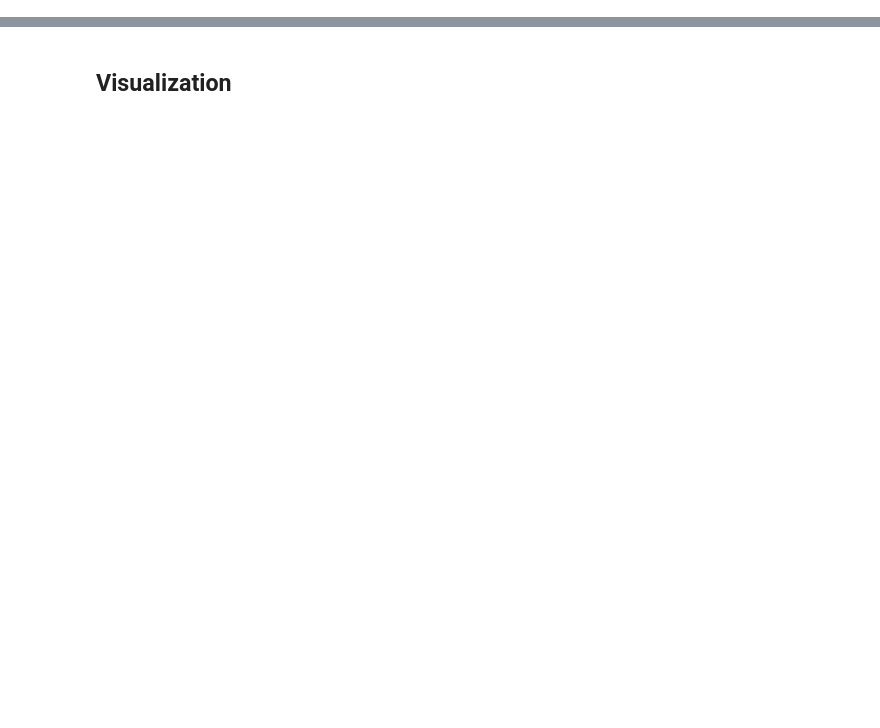
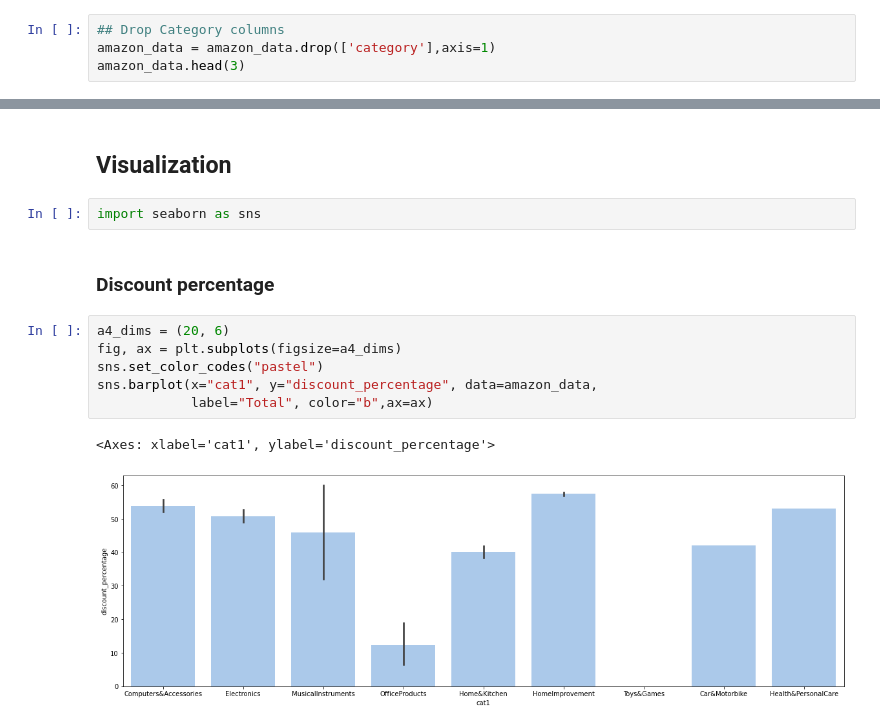
Before and after one commit to pawara101/MSC_UOM, a Jupyter notebook: Data-Science/DS-project/aws.ipynb, the cells around one changed output, grey strips where cells are left out. Drawn from its saved outputs; the diff is of its cells as text; blank space fills up the shorter version.

```diff
--- a/Data-Science/DS-project/aws.ipynb
+++ b/Data-Science/DS-project/aws.ipynb
@@ -406,0 +407,4 @@ amazon_data.head(3)
+# %%
+## Drop Category columns
+amazon_data = amazon_data.drop(['category'],axis=1)
+amazon_data.head(3)
@@ -407,2 +517,15 @@ amazon_data.head(3)
 # %% [markdown]
 ## Visualization
+# %%
+import seaborn as sns
+# %% [markdown]
+### Discount percentage
+# %%
+a4_dims = (20, 6)
+fig, ax = plt.subplots(figsize=a4_dims)
+sns.set_color_codes("pastel")
+sns.barplot(x="cat1", y="discount_percentage", data=amazon_data,
+            label="Total", color="b",ax=ax)
+# %% [output]
+<Axes: xlabel='cat1', ylabel='discount_percentage'>
+[figure, added]
```
Also changed, not shown: parts of 14 cells of this notebook.
